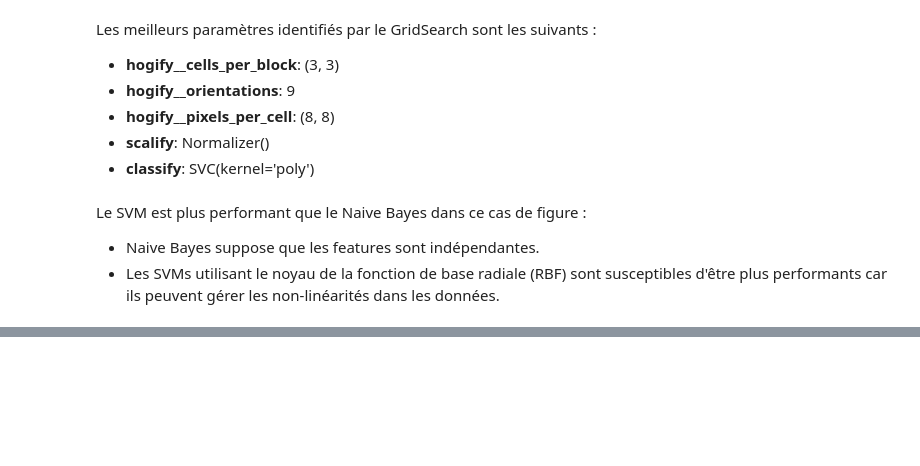
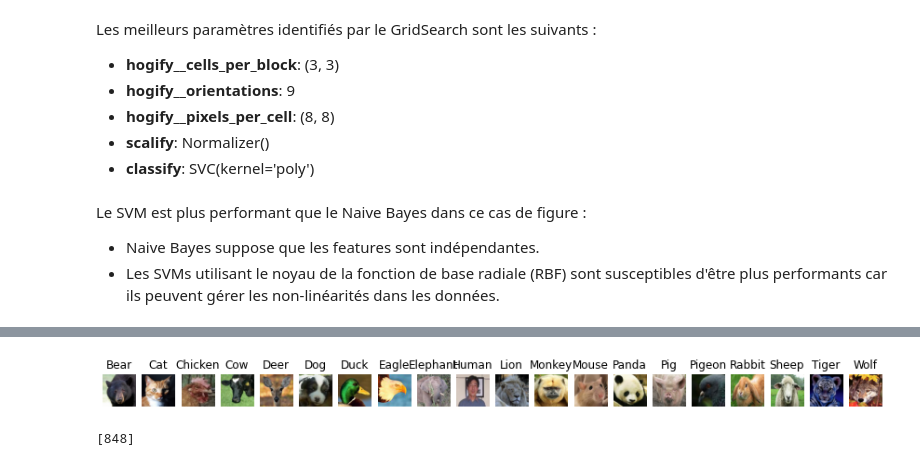
Before and after one commit to eltarr-kawther/classification-images, a Jupyter notebook: Face Detection.ipynb, the cells around one changed output, grey strips where cells are left out. Cells and saved outputs as stored; diff of their text form; code cells hidden in the pictures; blank space fills up the shorter version.

```diff
--- a/Face Detection.ipynb
+++ b/Face Detection.ipynb
@@ -379,0 +418,8 @@ Le SVM est plus performant que le Naive Bayes dans ce cas de figure :
+# %%
+data = joblib.load(f'Output/{pklname}_{width}x{width}px.pkl')
+
+print('Number of samples: ', len(data['data']))
+print('Keys: ', list(data.keys()))
+print('Description: ', data['description'])
+print('Images shape: ', data['data'][0].shape)
+print('Labels:', np.unique(data['label']))
@@ -379,0 +457,12 @@ Le SVM est plus performant que le Naive Bayes dans ce cas de figure :
+# %%
+labels = np.unique(data['label'])
+
+fig, axes = plt.subplots(1, len(labels))
+fig.set_size_inches(15,15)
+for ax, label in zip(axes, labels):
+    idx = data['label'].index(label)
+    ax.imshow(data['data'][idx])
+    ax.axis('off')
+    ax.set_title(label)
+# %% [output]
+[figure, added]
@@ -379,0 +474,4 @@ Le SVM est plus performant que le Naive Bayes dans ce cas de figure :
+# %%
+l
+# %% [output]
+[848]
```
Also changed, not shown: parts of 44 cells of this notebook, 5 other files.
